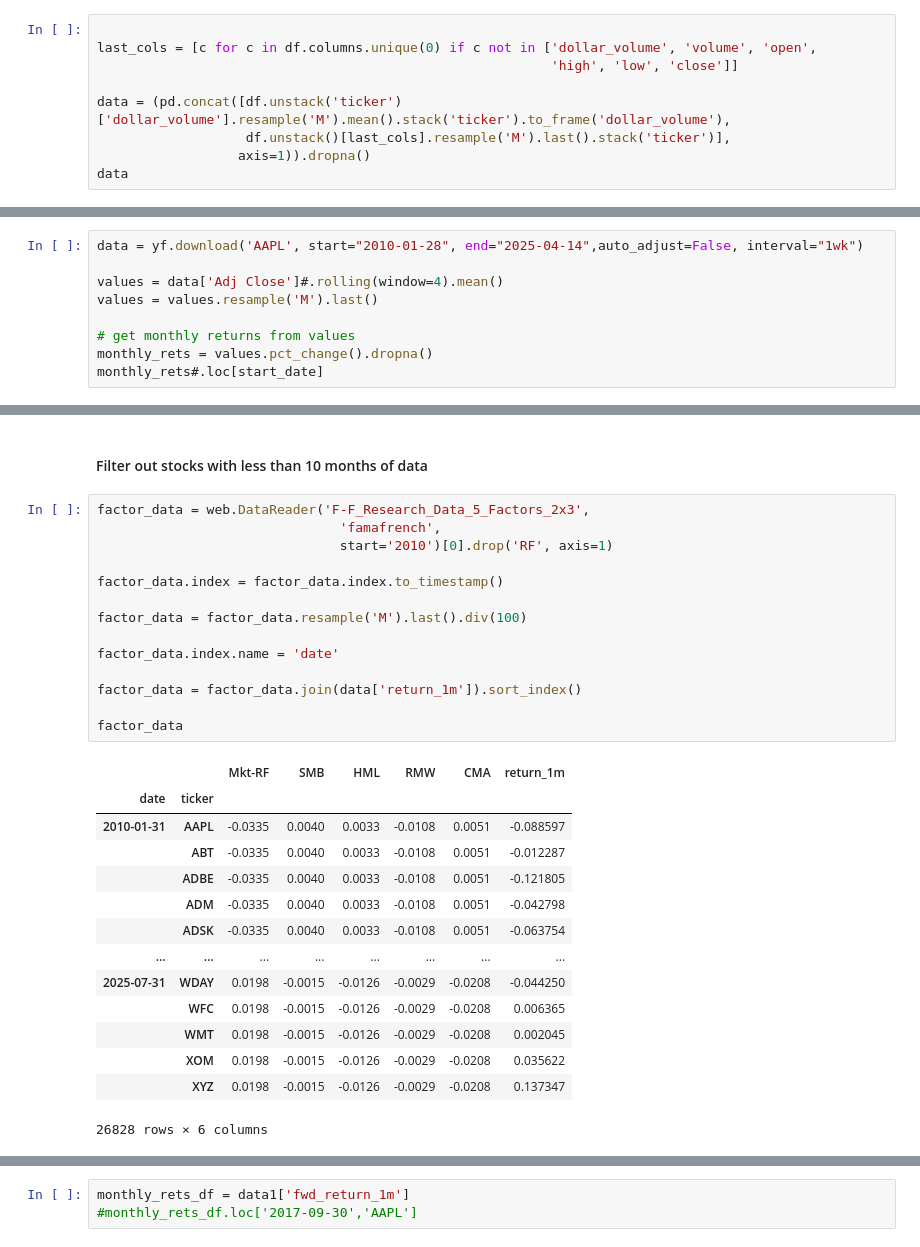
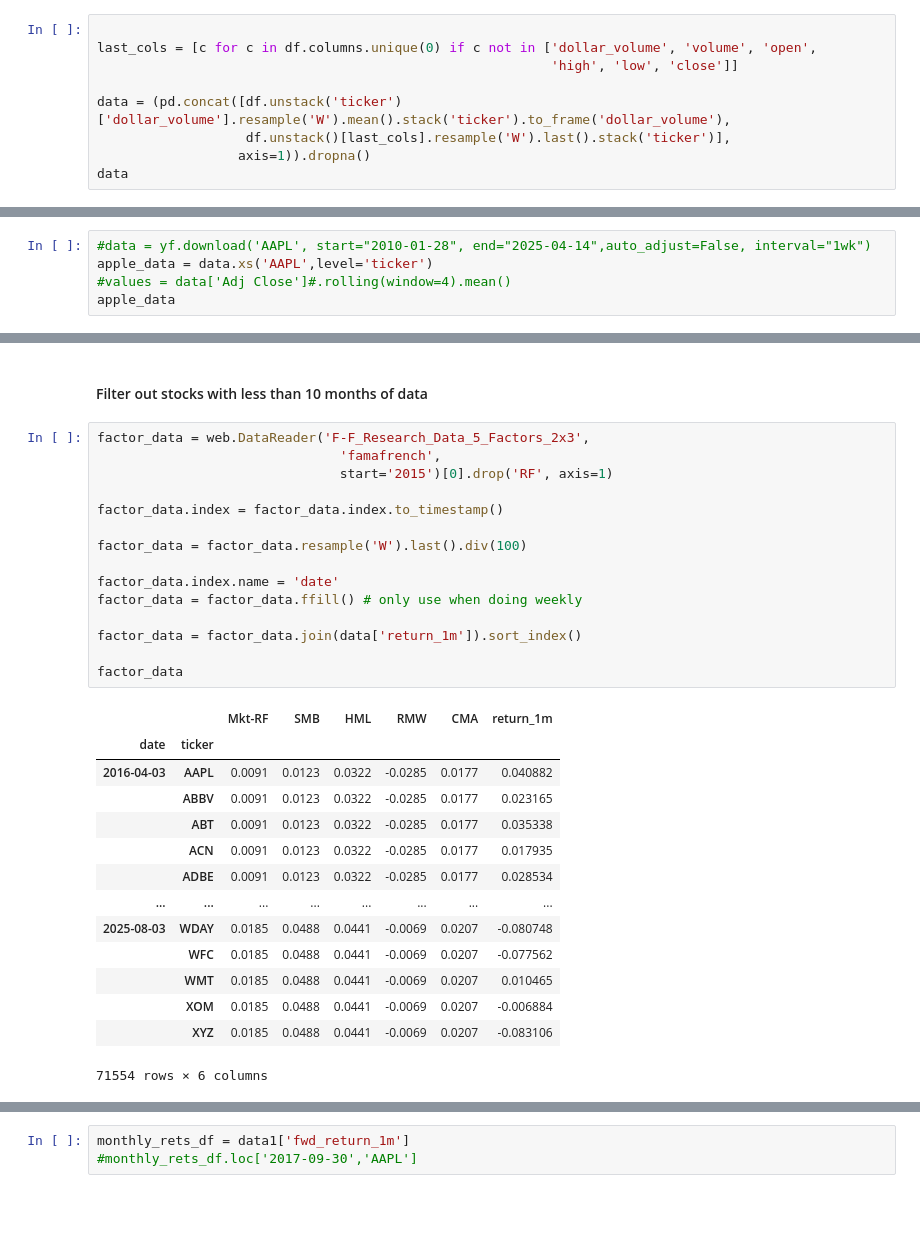
Before and after one commit to LukeJG/Trading-Algorithms, a Jupyter notebook: QuantFinance.ipynb, the cells around one changed output, grey strips where cells are left out. Cells and saved outputs as stored; diff of their text form; blank space fills up the shorter version.

```diff
--- a/QuantFinance.ipynb
+++ b/QuantFinance.ipynb
@@ -207,8 +224,8 @@ df
 last_cols = [c for c in df.columns.unique(0) if c not in ['dollar_volume', 'volume', 'open',
                                                           'high', 'low', 'close']]
 
-data = (pd.concat([df.unstack('ticker')['dollar_volume'].resample('M').mean().stack('ticker').to_frame('dollar_volume'),
-                   df.unstack()[last_cols].resample('M').last().stack('ticker')],
+data = (pd.concat([df.unstack('ticker')['dollar_volume'].resample('W').mean().stack('ticker').to_frame('dollar_volume'),
+                   df.unstack()[last_cols].resample('W').last().stack('ticker')],
                   axis=1)).dropna()
 data
 # %% [output]
@@ -252,12 +269,8 @@ data
 # %% [markdown]
 ## Monthly return predictor
 # %%
-data = yf.download('AAPL', start="2010-01-28", end="2025-04-14",auto_adjust=False, interval="1wk")
-
-values = data['Adj Close']#.rolling(window=4).mean()
-values = values.resample('M').last()
-
-# get monthly returns from values
-monthly_rets = values.pct_change().dropna()
-monthly_rets#.loc[start_date]
+#data = yf.download('AAPL', start="2010-01-28", end="2025-04-14",auto_adjust=False, interval="1wk")
+apple_data = data.xs('AAPL',level='ticker')
+#values = data['Adj Close']#.rolling(window=4).mean()
+apple_data
 # %% [output]
@@ -390,32 +695,33 @@ data = data.groupby('ticker', group_keys=False).apply(add_forward_returns).dropn
 # %%
 factor_data = web.DataReader('F-F_Research_Data_5_Factors_2x3',
                                'famafrench',
-                               start='2010')[0].drop('RF', axis=1)
+                               start='2015')[0].drop('RF', axis=1)
 
 factor_data.index = factor_data.index.to_timestamp()
 
-factor_data = factor_data.resample('M').last().div(100)
+factor_data = factor_data.resample('W').last().div(100)
 
 factor_data.index.name = 'date'
+factor_data = factor_data.ffill() # only use when doing weekly
 
 factor_data = factor_data.join(data['return_1m']).sort_index()
 
 factor_data
 # %% [output]
 |  |  | Mkt-RF | SMB | HML | RMW | CMA | return_1m |
 | date | ticker |  |  |  |  |  |  |
-| 2010-01-31 | AAPL | -0.0335 | 0.0040 | 0.0033 | -0.0108 | 0.0051 | -0.088597 |
-|  | ABT | -0.0335 | 0.0040 | 0.0033 | -0.0108 | 0.0051 | -0.012287 |
-|  | ADBE | -0.0335 | 0.0040 | 0.0033 | -0.0108 | 0.0051 | -0.121805 |
-|  | ADM | -0.0335 | 0.0040 | 0.0033 | -0.0108 | 0.0051 | -0.042798 |
-|  | ADSK | -0.0335 | 0.0040 | 0.0033 | -0.0108 | 0.0051 | -0.063754 |
+| 2016-04-03 | AAPL | 0.0091 | 0.0123 | 0.0322 | -0.0285 | 0.0177 | 0.040882 |
+|  | ABBV | 0.0091 | 0.0123 | 0.0322 | -0.0285 | 0.0177 | 0.023165 |
+|  | ABT | 0.0091 | 0.0123 | 0.0322 | -0.0285 | 0.0177 | 0.035338 |
+|  | ACN | 0.0091 | 0.0123 | 0.0322 | -0.0285 | 0.0177 | 0.017935 |
+|  | ADBE | 0.0091 | 0.0123 | 0.0322 | -0.0285 | 0.0177 | 0.028534 |
 | ... | ... | ... | ... | ... | ... | ... | ... |
-| 2025-07-31 | WDAY | 0.0198 | -0.0015 | -0.0126 | -0.0029 | -0.0208 | -0.044250 |
-|  | WFC | 0.0198 | -0.0015 | -0.0126 | -0.0029 | -0.0208 | 0.006365 |
-|  | WMT | 0.0198 | -0.0015 | -0.0126 | -0.0029 | -0.0208 | 0.002045 |
-|  | XOM | 0.0198 | -0.0015 | -0.0126 | -0.0029 | -0.0208 | 0.035622 |
-|  | XYZ | 0.0198 | -0.0015 | -0.0126 | -0.0029 | -0.0208 | 0.137347 |
+| 2025-08-03 | WDAY | 0.0185 | 0.0488 | 0.0441 | -0.0069 | 0.0207 | -0.080748 |
+|  | WFC | 0.0185 | 0.0488 | 0.0441 | -0.0069 | 0.0207 | -0.077562 |
+|  | WMT | 0.0185 | 0.0488 | 0.0441 | -0.0069 | 0.0207 | 0.010465 |
+|  | XOM | 0.0185 | 0.0488 | 0.0441 | -0.0069 | 0.0207 | -0.006884 |
+|  | XYZ | 0.0185 | 0.0488 | 0.0441 | -0.0069 | 0.0207 | -0.083106 |
-26828 rows × 6 columns
+71554 rows × 6 columns
 # %%
 observations = factor_data.groupby('ticker').size()
 
```
Also changed, not shown: parts of 50 cells of this notebook.
